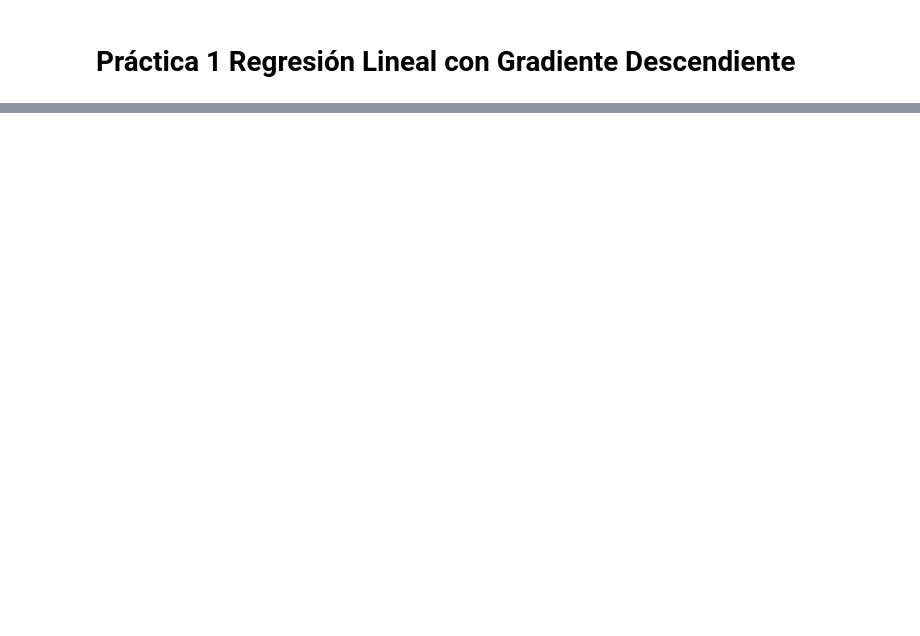
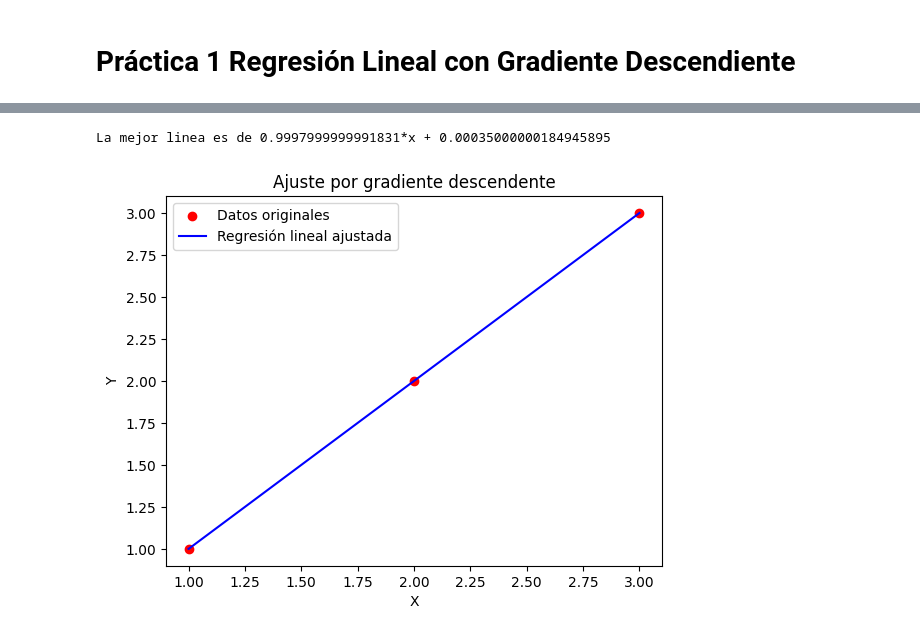
Before and after one commit to AquilesClavel/RedesNeuronales, a Jupyter notebook: Práctica1_RegresionLinealGradiente.ipynb, the cells around one changed output, grey strips where cells are left out. Saved outputs shown, nothing was run; the diff lists cells and outputs as text; code cells hidden in the pictures; blank space fills up the shorter version.

```diff
--- a/Práctica1_RegresionLinealGradiente.ipynb
+++ b/Práctica1_RegresionLinealGradiente.ipynb
@@ -50,0 +5,66 @@ NameError: name 'f' is not defined
+# %%
+import numpy as np
+import matplotlib.pyplot as plt
+
+#Constante para la aproximación de la derivada
+h=0.0001
+
+valsX=np.array([1,2,3])
+valsY=np.array([1,2,3])
+
+
+
+
+def mse(m,x,b,y):#MSE
+    linea = m*x+b
+    n = len(valsX)
+    res = np.sum((y-linea)**2)/n
+    #print(f"MSE: {res}")
+    return res
+
+
+def aproximaciónT0(m,b):
+    return (mse(m+h,valsX,b,valsY)-mse(m,valsX,b,valsY))/h
+
+def aproximaciónT1(m,b):
+    return (mse(m,valsX,b+h,valsY)-mse(m,valsX,b,valsY))/h
+
+
+#gradiente descendiente
+
+def grad_descend(mse,startT0,startT1,learning_rate,num_iter):
+    t0 = startT0
+    t1 = startT1
+    historyT0 = [t0]
+    historyT1 = [t1]
+    for i in range(num_iter):
+        t0 = t0-learning_rate*aproximaciónT0(t0,t1)
+        t1 = t1-learning_rate*aproximaciónT1(t0,t1)
+
+        historyT0.append(t0)
+        historyT1.append(t1)
+    return t0,t1, historyT0,historyT1
+
+startT0 = np.random.rand()
+startT1 = np.random.rand()
+learning_rate = 0.09
+num_iter = 1000
+
+m,b,history1,history2 = grad_descend(mse,startT0,startT1,learning_rate,num_iter)
+
+print(f"La mejor linea es de {m}*x + {b}")
+
+# Grafica
+plt.scatter(valsX, valsY, color="red", label="Datos originales")  # Datos
+x_vals = np.linspace(min(valsX), max(valsX), 100)  # Valores X para la línea
+y_vals = m * x_vals + b  # Línea ajustada
+plt.plot(x_vals, y_vals, color="blue", label="Regresión lineal ajustada")
+
+plt.xlabel("X")
+plt.ylabel("Y")
+plt.legend()
+plt.title("Ajuste por gradiente descendente")
+plt.show()
+# %% [output]
+La mejor linea es de 0.9997999999991831*x + 0.00035000000184945895
+[figure, added]
```
Also changed, not shown: parts of 1 cell of this notebook.
